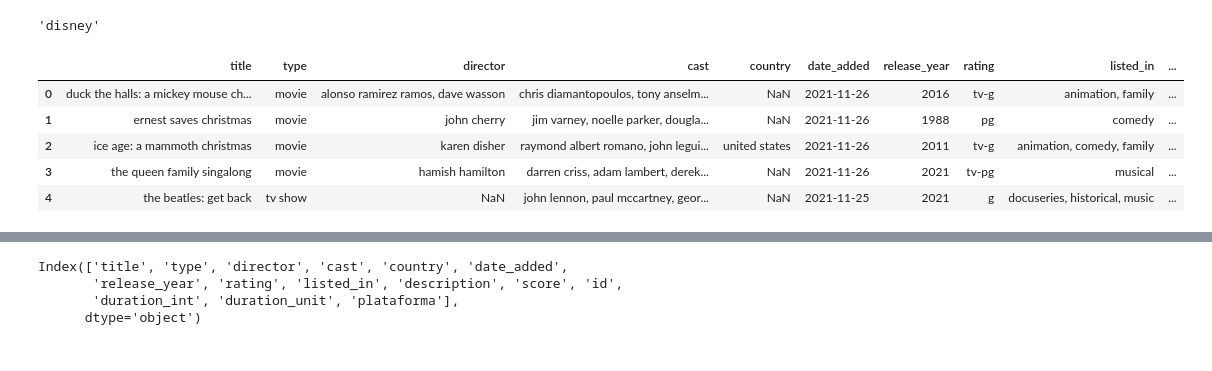
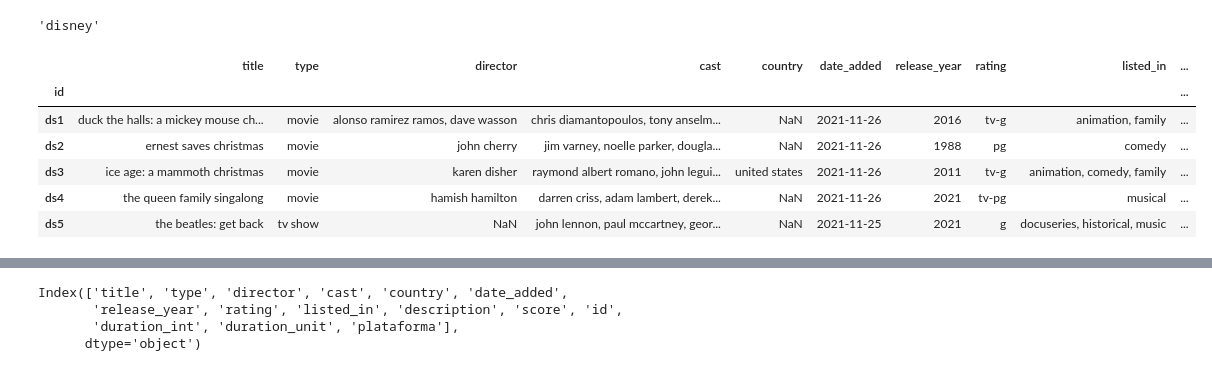
Before and after one commit to jhonvelasque/MLOPsEngineering, a Jupyter notebook: ETL.ipynb, the cells around one changed output, grey strips where cells are left out. Cells and saved outputs as stored; diff of their text form; code cells hidden in the pictures.

```diff
--- a/ETL.ipynb
+++ b/ETL.ipynb
@@ -204,15 +204,17 @@ del movies['show_id']
 #exportando los datos a un archivo csv
 movies.to_csv('./data/data_procesada/movie.csv', sep=',', index=False, encoding='utf-8')
 # %%
+import pandas as pd
 movie_df=pd.read_csv('./data/data_procesada/movie.csv',sep=',',encoding='utf-8',index_col='id')
-movies.head(5)
+movie_df.head(5)
 # %% [output]
 |  | title | type | director | cast | country | date_added | release_year | rating | listed_in | ... |
-| 0 | duck the halls: a mickey mouse ch... | movie | alonso ramirez ramos, dave wasson | chris diamantopoulos, tony anselm... | NaN | 2021-11-26 | 2016 | tv-g | animation, family | ... |
-| 1 | ernest saves christmas | movie | john cherry | jim varney, noelle parker, dougla... | NaN | 2021-11-26 | 1988 | pg | comedy | ... |
-| 2 | ice age: a mammoth christmas | movie | karen disher | raymond albert romano, john legui... | united states | 2021-11-26 | 2011 | tv-g | animation, comedy, family | ... |
-| 3 | the queen family singalong | movie | hamish hamilton | darren criss, adam lambert, derek... | NaN | 2021-11-26 | 2021 | tv-pg | musical | ... |
-| 4 | the beatles: get back | tv show | NaN | john lennon, paul mccartney, geor... | NaN | 2021-11-25 | 2021 | g | docuseries, historical, music | ... |
+| id |  |  |  |  |  |  |  |  |  | ... |
+| ds1 | duck the halls: a mickey mouse ch... | movie | alonso ramirez ramos, dave wasson | chris diamantopoulos, tony anselm... | NaN | 2021-11-26 | 2016 | tv-g | animation, family | ... |
+| ds2 | ernest saves christmas | movie | john cherry | jim varney, noelle parker, dougla... | NaN | 2021-11-26 | 1988 | pg | comedy | ... |
+| ds3 | ice age: a mammoth christmas | movie | karen disher | raymond albert romano, john legui... | united states | 2021-11-26 | 2011 | tv-g | animation, comedy, family | ... |
+| ds4 | the queen family singalong | movie | hamish hamilton | darren criss, adam lambert, derek... | NaN | 2021-11-26 | 2021 | tv-pg | musical | ... |
+| ds5 | the beatles: get back | tv show | NaN | john lennon, paul mccartney, geor... | NaN | 2021-11-25 | 2021 | g | docuseries, historical, music | ... |
 # %%
 movies.info()
 # %% [output]
```
Also changed, not shown: parts of 1 cell of this notebook, 2 other files.
